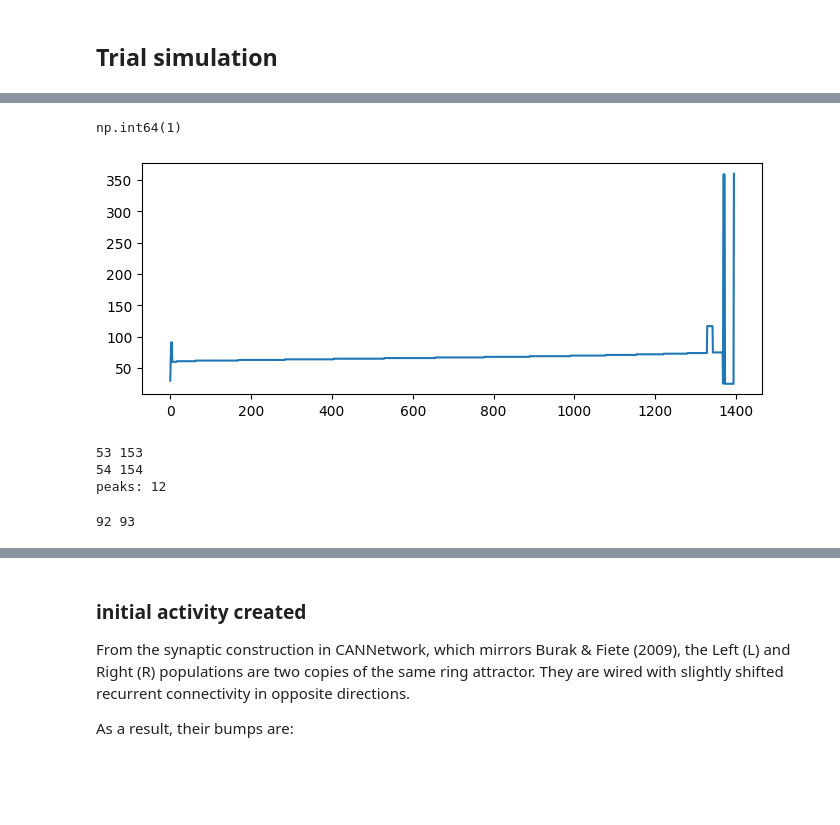
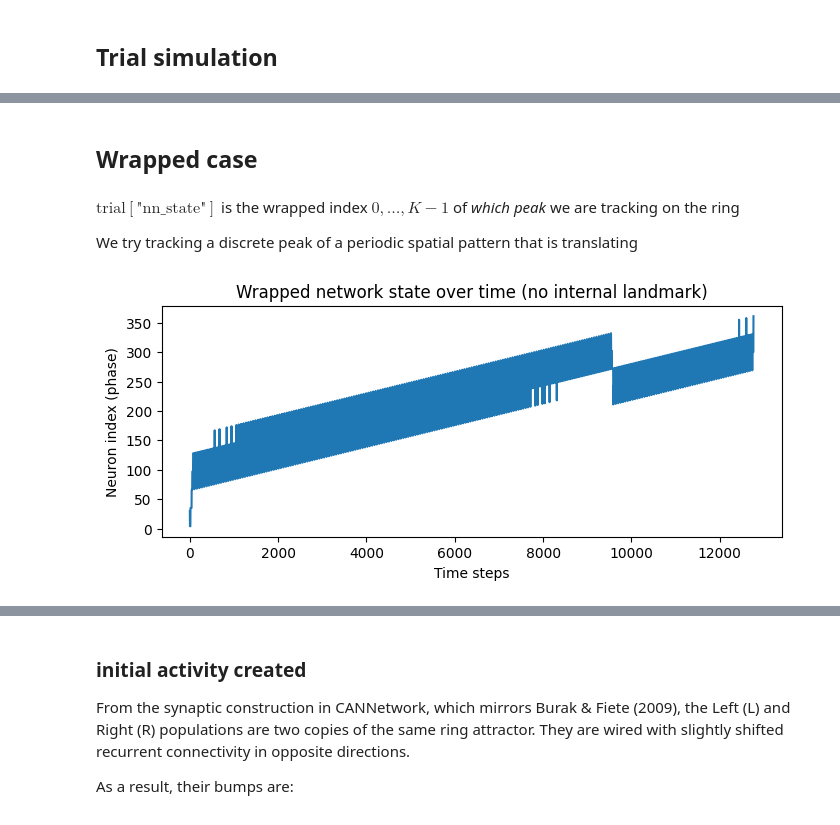
Before and after one commit to claramont/mental-navigation, a Jupyter notebook: src/mental_navigation/CAN/CAN_notebook.ipynb, the cells around one changed output, grey strips where cells are left out. Cells and saved outputs as stored; diff of their text form; code cells hidden in the pictures; blank space fills up the shorter version.

Commit message:
wrapped case

```diff
--- a/src/mental_navigation/CAN/CAN_notebook.ipynb
+++ b/src/mental_navigation/CAN/CAN_notebook.ipynb
@@ -368,27 +382,16 @@ trial['nn_state'].shape
-# %%
-np.argmax([9,10,9,10])
-# %% [output]
-np.int64(1)
+# %% [markdown]
+## Wrapped case
+# %% [markdown]
+$\text{trial}[\text{"nn\_state"}]$ is the wrapped index $0, \dots, K-1$ of *which peak* we are tracking on the ring
+
+We try tracking a discrete peak of a periodic spatial pattern that is translating
 # %%
+trial_nolm = sim.run_trial(init_condition = init, landmarkpresent=False)
 plt.figure(figsize=(8,3))
-plt.plot(np.arange(trial['nn_state'].shape[0]), trial['nn_state'], label="L")
+plt.plot(np.arange(trial_nolm['nn_state'].shape[0]), trial_nolm['nn_state'], label="L")
+plt.xlabel("Time steps")
+plt.ylabel("Neuron index (phase)")
+plt.title("Wrapped network state over time (no internal landmark)")
 plt.show()
 # %% [output]
-[figure, old version]
+[figure, new version]
-# %%
-init1 = sim.init_state(landmark_center=50,  landmark_std=4, landmark_contribution=30, weber_frac=0.0)
-init2 = sim.init_state(landmark_center=150, landmark_std=4, landmark_contribution=30, weber_frac=0.0)
-
-print(np.argmax(init1[:K]), np.argmax(init2[:K]))
-print(np.argmax(init1[K:]), np.argmax(init2[K:]))
-z = init1[:K]
-peaks = np.where((z[1:-1] > z[:-2]) & (z[1:-1] > z[2:]))[0] + 1
-print("peaks:", len(peaks))
-# %% [output]
-53 153
-54 154
-peaks: 12
-# %%
-print(np.argmax(init[:K]), np.argmax(init[K:]))
-# %% [output]
-92 93
```
Also changed, not shown: parts of 12 cells of this notebook, 1 other file.
